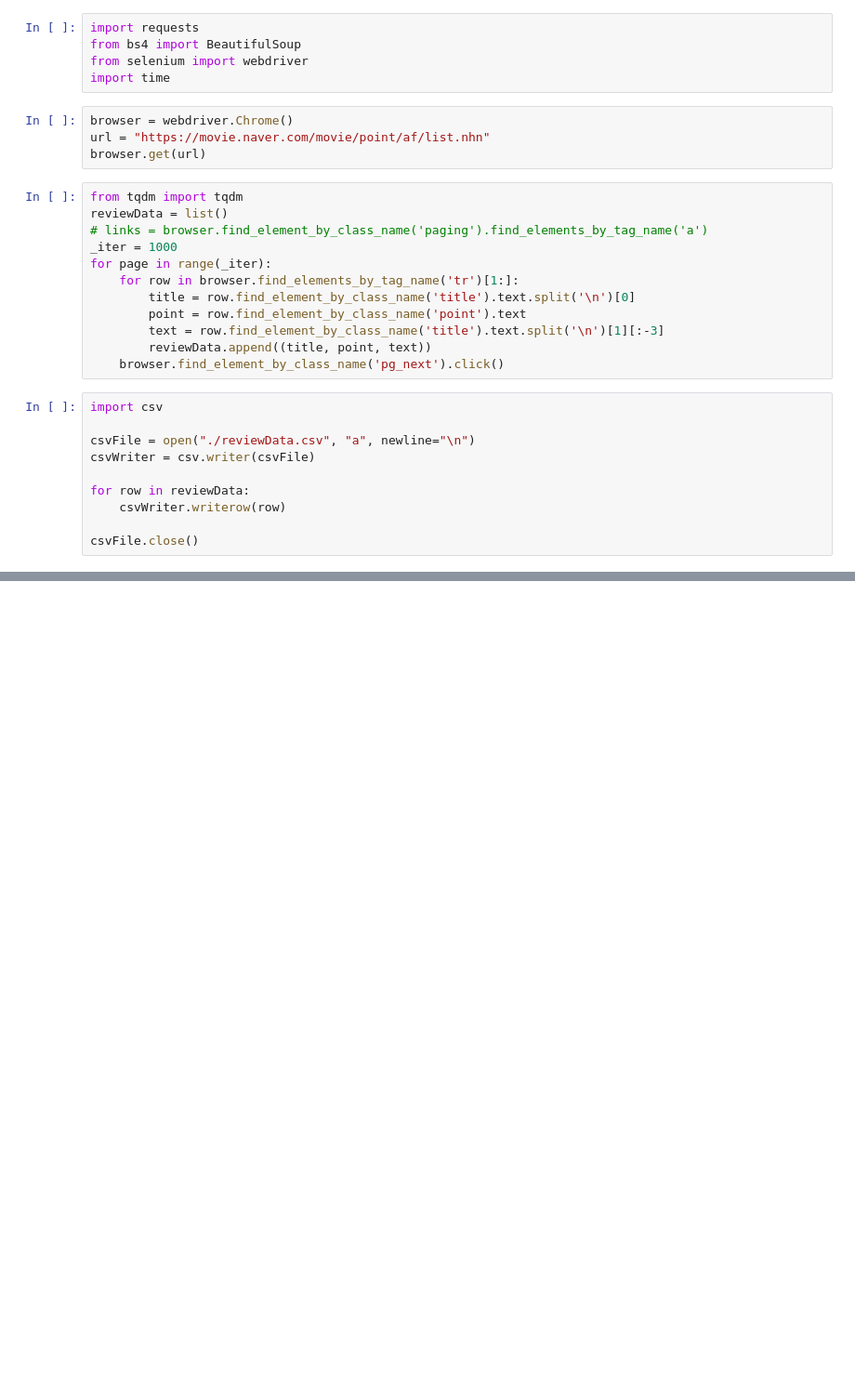
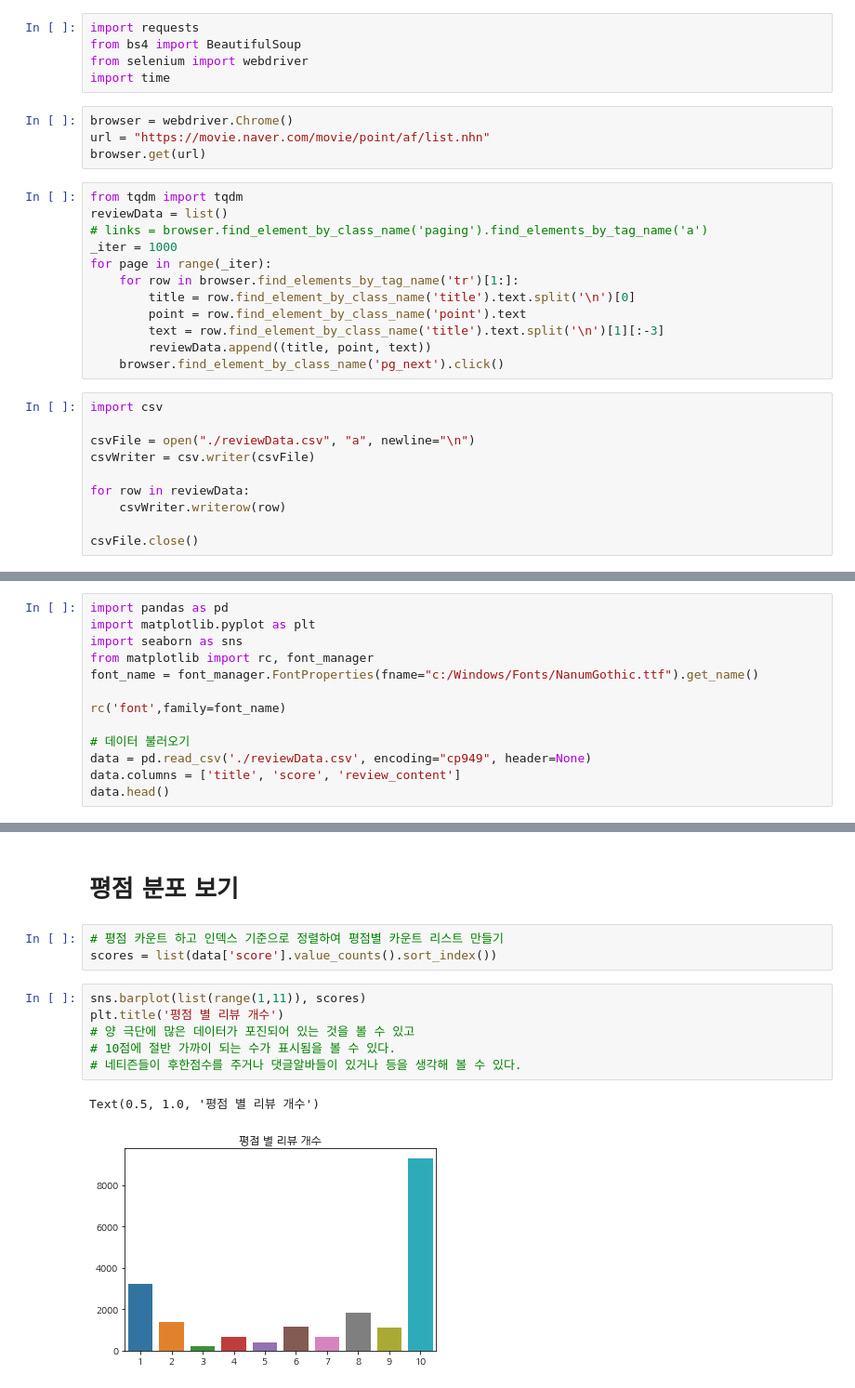
Before and after one commit to smothly/ToBigs, a Jupyter notebook: week8/NLP/nlpProject.ipynb, the cells around one changed output, grey strips where cells are left out. Shown at 93% size. Cells and saved outputs as stored; diff of their text form; blank space fills up the shorter version.

```diff
--- a/week8/NLP/nlpProject.ipynb
+++ b/week8/NLP/nlpProject.ipynb
@@ -61,0 +39,13 @@ ma.tagset
+# %%
+import pandas as pd
+import matplotlib.pyplot as plt
+import seaborn as sns
+from matplotlib import rc, font_manager
+font_name = font_manager.FontProperties(fname="c:/Windows/Fonts/NanumGothic.ttf").get_name()
+
+rc('font',family=font_name)
+
+# 데이터 불러오기
+data = pd.read_csv('./reviewData.csv', encoding="cp949", header=None)
+data.columns = ['title', 'score', 'review_content']
+data.head()
@@ -61,0 +70,14 @@ ma.tagset
+# %% [markdown]
+# 평점 분포 보기
+# %%
+# 평점 카운트 하고 인덱스 기준으로 정렬하여 평점별 카운트 리스트 만들기
+scores = list(data['score'].value_counts().sort_index())
+# %%
+sns.barplot(list(range(1,11)), scores)
+plt.title('평점 별 리뷰 개수')
+# 양 극단에 많은 데이터가 포진되어 있는 것을 볼 수 있고
+# 10점에 절반 가까이 되는 수가 표시됨을 볼 수 있다.
+# 네티즌들이 후한점수를 주거나 댓글알바들이 있거나 등을 생각해 볼 수 있다.
+# %% [output]
+Text(0.5, 1.0, '평점 별 리뷰 개수')
+[figure, added]
```
Also changed, not shown: parts of 46 cells of this notebook, 25 other files.
